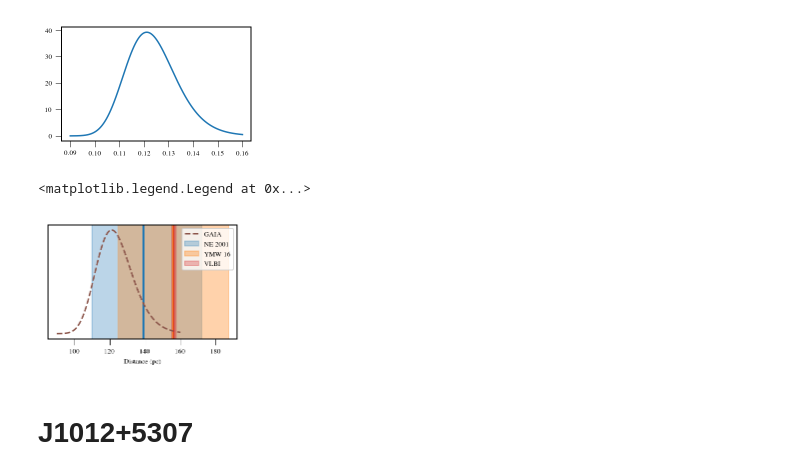
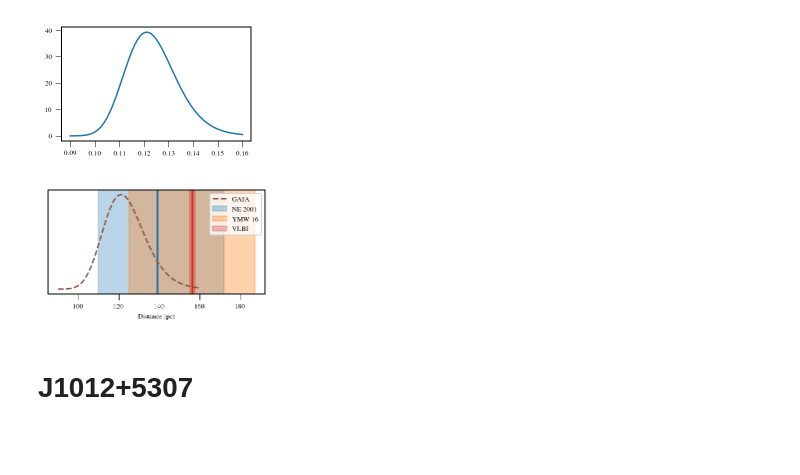
Before and after one commit to ChiaraMingarelli/gaia_pulsars, a Jupyter notebook: codes/pulsar_dist_figs.ipynb, the cells around one changed output. Drawn from its saved outputs; the diff is of its cells as text; code cells hidden in the pictures; blank space fills up the shorter version.

```diff
--- a/codes/pulsar_dist_figs.ipynb
+++ b/codes/pulsar_dist_figs.ipynb
@@ -138,31 +139,31 @@ plt.plot(dist_BJ, np.array(bj_0437)/norm_0437[0])
 # %%
 fig, ax1 = plt.subplots()
 
 # DM NE 2001 model
 ax1.axvspan(d_DM_NE - eminus_DM_NE, d_DM_NE+ eplus_DM_NE, alpha=0.3, color = "C0", label = "NE 2001")
 plt.axvline(d_DM_NE, ymin=0, ymax=1, color = "C0")
 
 # DM YMW16 model
 ax1.axvspan(d_DM_YMW*.8, d_DM_YMW*1.2, alpha=0.35, color = "C1", label = "YMW 16")
 plt.axvline(d_DM_YMW, ymin=0, ymax=1, color = "C1")
 
 # GAIA distance, to be updated
 #plt.plot(1/gx_w*1000, dist_gaia0437.pdf(gx_w), label = "GAIA", color = "C5", linestyle='dashed')
 #plt.plot(dist_BJ, np.array(bj_0437)/norm[0])
 plt.plot(dist_BJ*1000, np.array(bj_0437)/norm_0437[0], label = "GAIA", color = "C5", linestyle='dashed')
 
 # VLBI measurements
 ax1.axvspan(dx1p, dx1m, alpha=0.3, color = "C3", label = "VLBI")
 plt.axvline(d_pi_PTA_0437, ymin=0, ymax=1, color = "C3")
 
 ax1.set_yticklabels([])
 plt.yticks([])
 plt.xlabel("Distance (pc)")
+plt.tight_layout()
 plt.legend()
-#plt.savefig("J0437_distances_wbj.pdf")
+plt.savefig("J0437_distances_wbj.pdf")
 # %% [output]
-<matplotlib.legend.Legend at 0x...>
-[figure, old version]
+[figure, new version]
 # %% [markdown]
 # J1012+5307
 # %%
```
Also changed, not shown: parts of 8 cells of this notebook, 2 other files.
